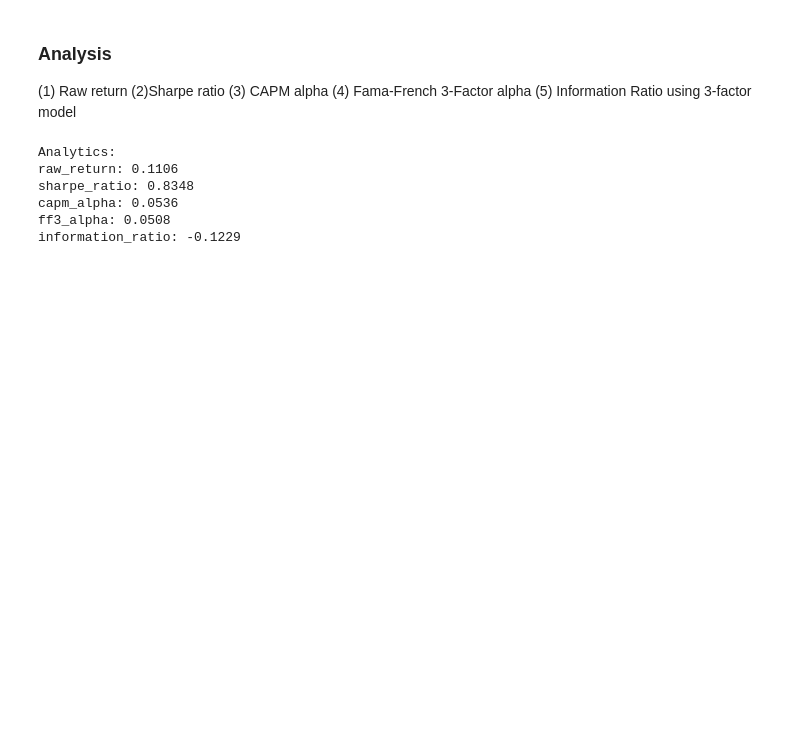
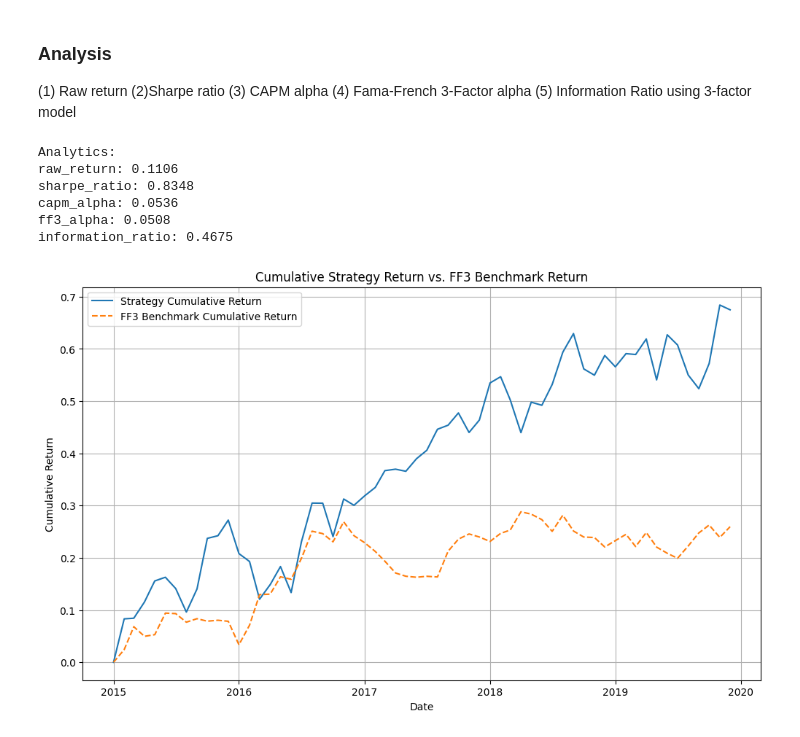
Before and after one commit to lesterholsterr/equity-factor-model, a Jupyter notebook: backtesting.ipynb, the cells around one changed output. Drawn from its saved outputs; the diff is of its cells as text; code cells hidden in the pictures; blank space fills up the shorter version.

Commit message:
added ff3 benchmarking hedge portfolio

```diff
--- a/backtesting.ipynb
+++ b/backtesting.ipynb
@@ -192,8 +191,8 @@ for month, group in monthly_groups:
     )
 
 hedge_portfolio_df = pd.DataFrame(portfolio_returns)
-hedge_portfolio_df['yyyymm'] = pd.to_datetime(hedge_portfolio_df['yyyymm'], format='%Y%m')
-hedge_portfolio_df = hedge_portfolio_df.set_index('yyyymm')
+hedge_portfolio_df['date'] = pd.to_datetime(hedge_portfolio_df['yyyymm'], format='%Y%m')
+hedge_portfolio_df = hedge_portfolio_df.set_index('date')
 # avoid lookahead bias by shifting the index by one month
 # make first month returns 0
 hedge_portfolio_df['hedge_return'] = hedge_portfolio_df['hedge_return'].shift(1)
@@ -232,5 +231,5 @@ plt.show()
 using 3-factor model
 # %%
 ff_factors = pd.read_sas('ff_factors_monthly.sas7bdat')
-ff_factors['monthid'] = ff_factors['DATEFF'].dt.strftime('%Y%m').astype(int)
-ff_factors.set_index('monthid', inplace=True)
+ff_factors['yyyymm'] = ff_factors['DATEFF'].dt.strftime('%Y%m').astype(int)
+ff_factors.set_index('yyyymm', inplace=True)
@@ -236,0 +272,11 @@ ff_factors.set_index('monthid', inplace=True)
+# %%
+ff_beta_cols = [col for col in ff_betas_df.columns if '_beta' in col]
+ff_cols_to_average = ['alpha'] + ff_beta_cols
+ff_average_betas_and_alpha = ff_betas_df[ff_cols_to_average].mean()
+
+ff_average_betas_and_alpha_df = pd.DataFrame(ff_average_betas_and_alpha).T
+ff_average_betas_and_alpha_df.index = ['average']
+
+ff3_alpha = ff_average_betas_and_alpha_df['alpha']['average']
+ff3_betas = ff_average_betas_and_alpha_df[[col for col in ff_average_betas_and_alpha_df.columns if '_beta' in col]].iloc[0]
+ff3_betas.index = [col.replace('_beta', '') for col in ff3_betas.index]
@@ -237,11 +327,12 @@ ff_factors.set_index('monthid', inplace=True)
 # %%
 hedge_portfolio_df_copy = hedge_portfolio_df.copy()
-hedge_portfolio_df_copy['monthid'] = hedge_portfolio_df_copy.index.strftime('%Y%m').astype(int)
+hedge_portfolio_df_copy = pd.merge(hedge_portfolio_df_copy, ff3_portfolio_returns_df, on='yyyymm', how='left')
+hedge_portfolio_df_copy.rename(columns={'ff3_benchmark_return': 'benchmark_return'}, inplace=True)
 
-hedge_portfolio_df_copy = pd.merge(hedge_portfolio_df_copy, ff_factors, on='monthid', how='left')
-hedge_portfolio_df_copy.set_index('monthid', inplace=True)
+hedge_portfolio_df_copy = pd.merge(hedge_portfolio_df_copy, ff_factors, on='yyyymm', how='left')
+hedge_portfolio_df_copy.set_index('yyyymm', inplace=True)
 
-# Calculate excess returns
+# excess returns
 hedge_portfolio_df_copy['excess_return'] = hedge_portfolio_df_copy['hedge_return'] - hedge_portfolio_df_copy['RF']
 
 analytics = {}
@@ -260,8 +351,7 @@ ff3_model = sm.OLS(hedge_portfolio_df_copy['excess_return'], X_ff3).fit()
 analytics['ff3_alpha'] = ff3_model.params['const'] * 12
 
 # Information Ratio
-hedge_portfolio_df_copy['benchmark_return'] = hedge_portfolio_df_copy['MKTRF'] + hedge_portfolio_df_copy['RF']
-analytics['information_ratio'] = ((hedge_portfolio_df_copy['excess_return'] - hedge_portfolio_df_copy['benchmark_return']).mean() * 12) / ((hedge_portfolio_df_copy['excess_return'] - hedge_portfolio_df_copy['benchmark_return']).std() * np.sqrt(12))
+analytics['information_ratio'] = ((hedge_portfolio_df_copy['hedge_return'] - hedge_portfolio_df_copy['benchmark_return']).mean() * 12) / ((hedge_portfolio_df_copy['hedge_return'] - hedge_portfolio_df_copy['benchmark_return']).std() * np.sqrt(12))
 
 print("Analytics:")
 for key, value in analytics.items():
@@ -272,4 +362,24 @@ raw_return: 0.1106
 sharpe_ratio: 0.8348
 capm_alpha: 0.0536
 ff3_alpha: 0.0508
-information_ratio: -0.1229
+information_ratio: 0.4675
+# %%
+plot_df = hedge_portfolio_df[['yyyymm', 'hedge_return']].copy()
+plot_df['date'] = plot_df.index
+plot_df = pd.merge(plot_df, ff3_portfolio_returns_df[['yyyymm', 'ff3_benchmark_return']], on='yyyymm', how='left')
+
+plot_df['cumulative_hedge'] = (1 + plot_df['hedge_return']).cumprod() - 1
+plot_df['cumulative_benchmark'] = (1 + plot_df['ff3_benchmark_return']).cumprod() - 1
+
+plt.figure(figsize=(12, 7))
+plt.plot(plot_df['date'], plot_df['cumulative_hedge'], label='Strategy Cumulative Return')
+plt.plot(plot_df['date'], plot_df['cumulative_benchmark'], label='FF3 Benchmark Cumulative Return', linestyle='--') # Use a different linestyle
+
+plt.title('Cumulative Strategy Return vs. FF3 Benchmark Return')
+plt.xlabel('Date')
+plt.ylabel('Cumulative Return')
+plt.legend()
+plt.grid(True)
+plt.show()
+# %% [output]
+[figure, added]
```
Also changed, not shown: parts of 3 cells of this notebook.
